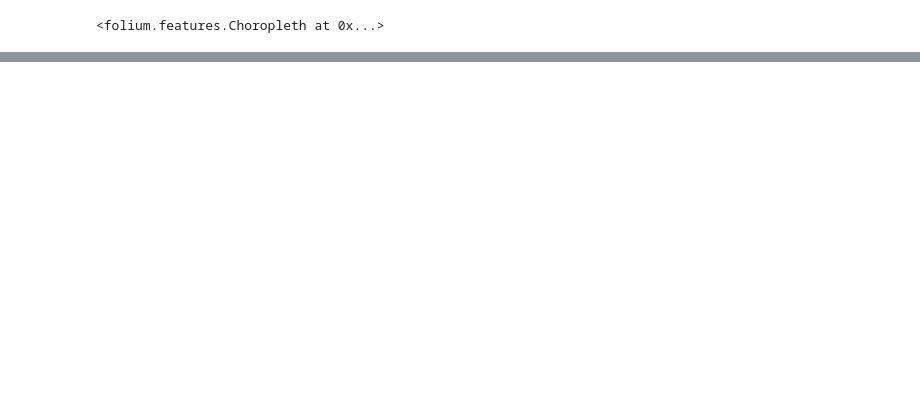
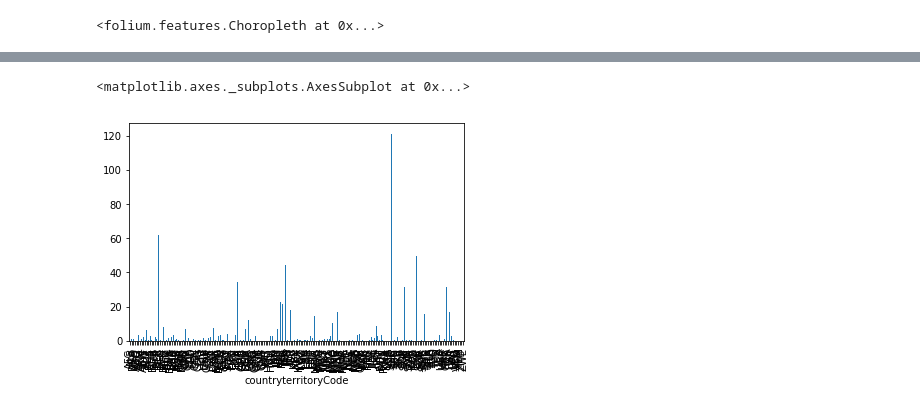
Before and after one commit to magei00/SocialData02806_2020, a Jupyter notebook: final_project/basic_map.ipynb, the cells around one changed output, grey strips where cells are left out. Saved outputs shown, nothing was run; the diff lists cells and outputs as text; code cells hidden in the pictures; blank space fills up the shorter version.

```diff
--- a/final_project/basic_map.ipynb
+++ b/final_project/basic_map.ipynb
@@ -17,0 +45,20 @@ covid_data.head()
+# %%
+t = covid_data.groupby('countryterritoryCode').count()
+# %%
+new_df = covid_data
+new_df = new_df.set_index('countryterritoryCode')
+new_df['total_deaths'] = 0
+new_df['total_cases'] = 0
+new_df['deaths_per_100k'] = 0
+new_df['cases_per_100k'] = 0
+
+new_df = new_df[::-1]
+
+for idx, row in t.iterrows():
+    new_df.loc[[idx],['total_deaths']] = new_df.loc[idx]['deaths'].cumsum(axis=0)
+    new_df.loc[[idx],['total_cases']] = new_df.loc[idx]['cases'].cumsum(axis=0)
+
+    new_df.loc[[idx],['deaths_per_100k']] = (100000 * (new_df.loc[idx]['total_deaths'] / new_df.loc[idx]['popData2018'])).round(3)
+    new_df.loc[[idx],['cases_per_100k']] = (100000 * (new_df.loc[idx]['total_cases'] / new_df.loc[idx]['popData2018'])).round(3)
+
+new_df = new_df[::-1]
@@ -18,2 +75,2 @@ covid_data.head()
 # %%
-present_day = covid_data[covid_data['dateRep'] == '4/27/2020']
+present_day_df = new_df[new_df['dateRep'] == '4/27/2020']
@@ -45,3 +116,10 @@ folium.Choropleth(
 m
 # %% [output]
 [interactive output not drawn]
+# %%
+present_day_df_clean = present_day_df.dropna()
+# %%
+present_day_df_clean['deaths_per_100k'].plot(kind='bar')
+# %% [output]
+<matplotlib.axes._subplots.AxesSubplot at 0x...>
+[figure, added]
```
Also changed, not shown: parts of 16 cells of this notebook, 9 other files.
